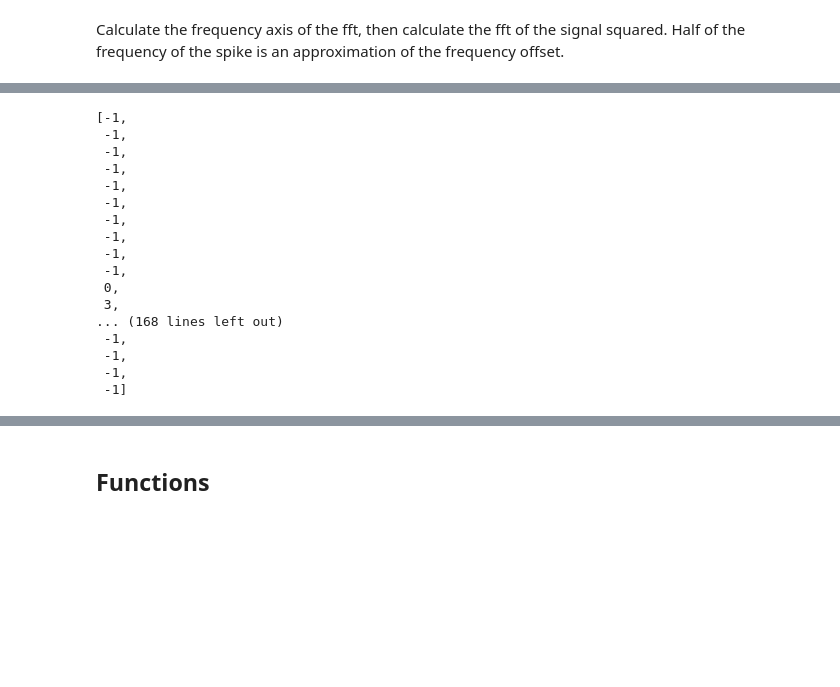
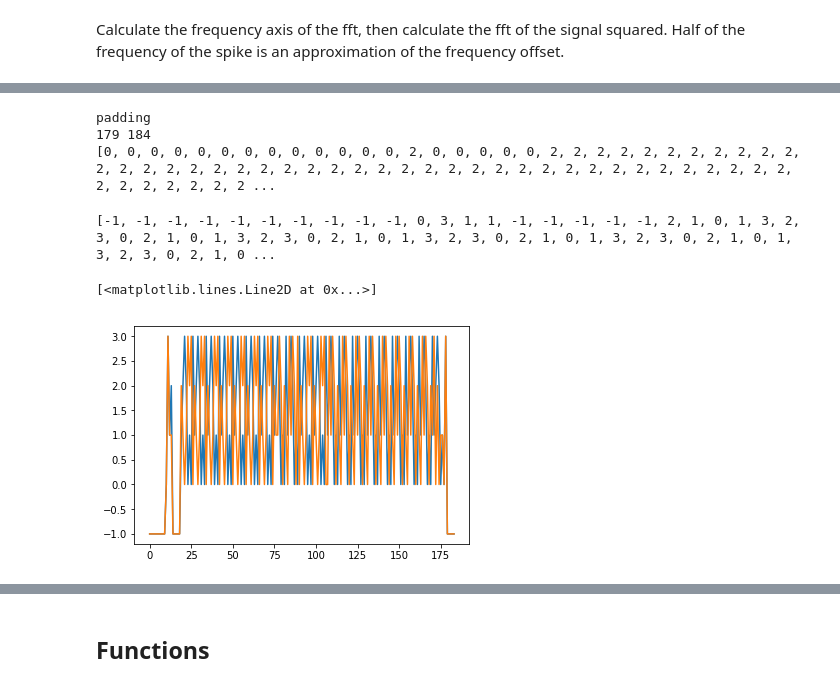
Before and after one commit to kailevy/usrp_2.5, a Jupyter notebook: Vis.ipynb, the cells around one changed output, grey strips where cells are left out. Saved outputs shown, nothing was run; the diff lists cells and outputs as text; code cells hidden in the pictures; blank space fills up the shorter version.

```diff
--- a/Vis.ipynb
+++ b/Vis.ipynb
@@ -64,20 +62,24 @@ list(parse(res))
-# %%
-list(parse(res))
-# %% [output]
-[-1,
- -1,
- -1,
- -1,
- -1,
- -1,
- -1,
- -1,
- -1,
- -1,
- 0,
- 3,
-... (168 lines left out)
- -1,
- -1,
- -1,
- -1]
+# %%
+received_bits = list(parse(res, threshold=.01))
+if len(expectation) != len(received_bits):
+    print('padding')
+    print(len(expectation),len(received_bits))
+    expectation = [-1] * np.absolute(len(received_bits)-len(expectation)) + expectation
+
+# print(expectation)
+error = [bin(a^b).count("1") for a,b in zip(expectation, received_bits)]
+print(error)
+# %% [output]
+padding
+179 184
+[0, 0, 0, 0, 0, 0, 0, 0, 0, 0, 0, 0, 0, 2, 0, 0, 0, 0, 0, 2, 2, 2, 2, 2, 2, 2, 2, 2, 2, 2, 2, 2, 2, 2, 2, 2, 2, 2, 2, 2, 2, 2, 2, 2, 2, 2, 2, 2, 2, 2, 2, 2, 2, 2, 2, 2, 2, 2, 2, 2, 2, 2, 2, 2, 2, 2, 2 ...
+# %%
+print(received_bits)
+# %% [output]
+[-1, -1, -1, -1, -1, -1, -1, -1, -1, -1, 0, 3, 1, 1, -1, -1, -1, -1, -1, 2, 1, 0, 1, 3, 2, 3, 0, 2, 1, 0, 1, 3, 2, 3, 0, 2, 1, 0, 1, 3, 2, 3, 0, 2, 1, 0, 1, 3, 2, 3, 0, 2, 1, 0, 1, 3, 2, 3, 0, 2, 1, 0 ...
+# %%
+plt.plot(expectation)
+plt.plot(received_bits)
+# %% [output]
+[<matplotlib.lines.Line2D at 0x...>]
+[figure, added]
```
Also changed, not shown: parts of 9 cells of this notebook.
